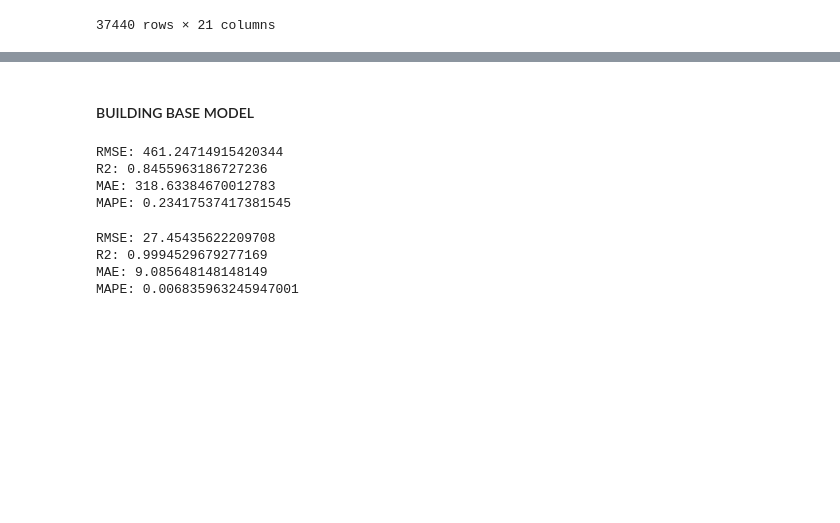
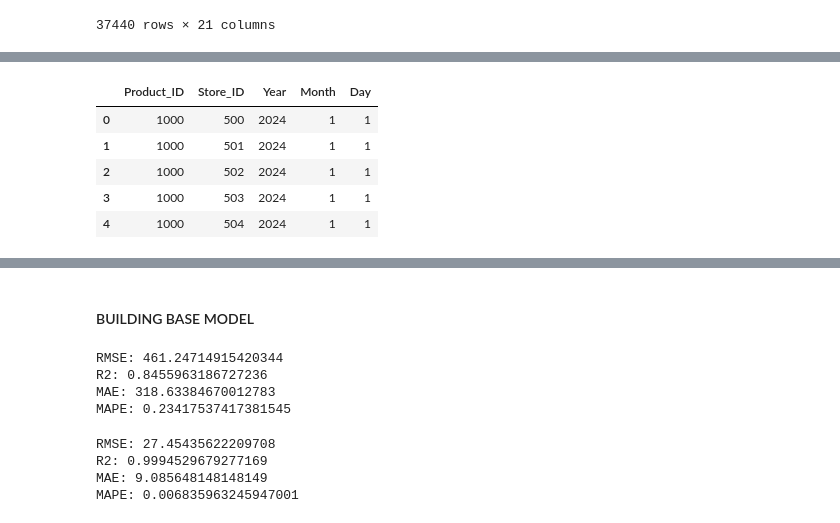
Before and after one commit to Adynike/Predictive-Modelling, a Jupyter notebook: Model/model.ipynb, the cells around one changed output, grey strips where cells are left out. Drawn from its saved outputs; the diff is of its cells as text; code cells hidden in the pictures; blank space fills up the shorter version.

```diff
--- a/Model/model.ipynb
+++ b/Model/model.ipynb
@@ -41,0 +62,26 @@ merged_data
+# %%
+# Drop Week_Start_Date from weekly_sales
+weekly_sales = weekly_sales.drop(columns=['Week_Start_Date'], errors='ignore')
+
+# Ensure merge keys exist
+keys = ['Product_ID', 'Store_ID', 'Week_Number']
+
+# Merge Year, Month, Day into merged_data
+merged_data = merged_data.merge(
+    weekly_sales[keys + ['Year', 'Month', 'Day']],
+    on=keys,
+    how='left'
+)
+
+# Drop Week_Number from merged_data
+merged_data = merged_data.drop(columns=['Week_Number'])
+
+# Updated columns
+merged_data[['Product_ID', 'Store_ID', 'Year', 'Month', 'Day']].head()
+# %% [output]
+|  | Product_ID | Store_ID | Year | Month | Day |
+| 0 | 1000 | 500 | 2024 | 1 | 1 |
+| 1 | 1000 | 501 | 2024 | 1 | 1 |
+| 2 | 1000 | 502 | 2024 | 1 | 1 |
+| 3 | 1000 | 503 | 2024 | 1 | 1 |
+| 4 | 1000 | 504 | 2024 | 1 | 1 |
```
Also changed, not shown: parts of 29 cells of this notebook, 4 other files.
